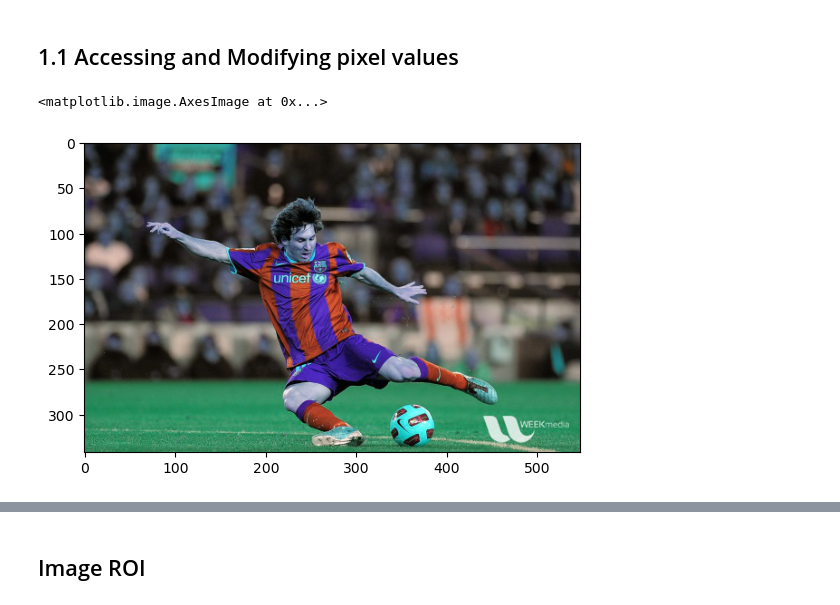
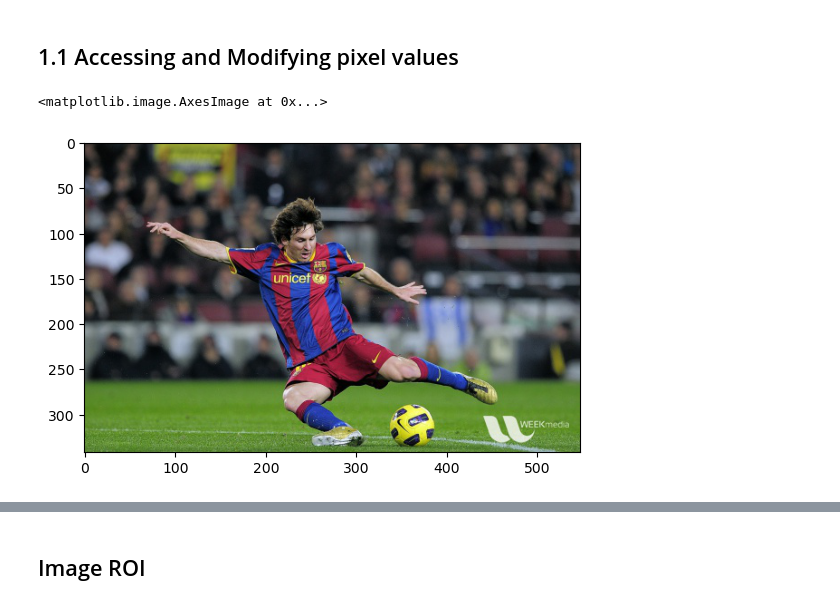
Before and after one commit to YangyangFu/slam-practice, a Jupyter notebook: opencv-python/1-basic-operation-images.ipynb, the cells around one changed output, grey strips where cells are left out. Saved outputs shown, nothing was run; the diff lists cells and outputs as text; code cells hidden in the pictures.

```diff
--- a/opencv-python/1-basic-operation-images.ipynb
+++ b/opencv-python/1-basic-operation-images.ipynb
@@ -16,10 +16,19 @@ import cv2 as cv
 import matplotlib.pyplot as plt
 
 img = cv.imread('messi5.jpg')
-plt.imshow(img)
+# not cv image is BGR
+
+cv.imshow('image', img)
+cv.waitKey(1000)
+cv.destroyAllWindows()
-# %% [output]
-<matplotlib.image.AxesImage at 0x...>
-[figure, removed]
+# %%
+
+# matplotlib use RGB format, therefore we need to convert BGR to RGB by reversing the order of channels
+img = img[:,:,::-1]
+plt.imshow(img)
+# %% [output]
+<matplotlib.image.AxesImage at 0x...>
+[figure, added]
 # %%
 
 print(img.shape)
```
Also changed, not shown: parts of 4 cells of this notebook.
